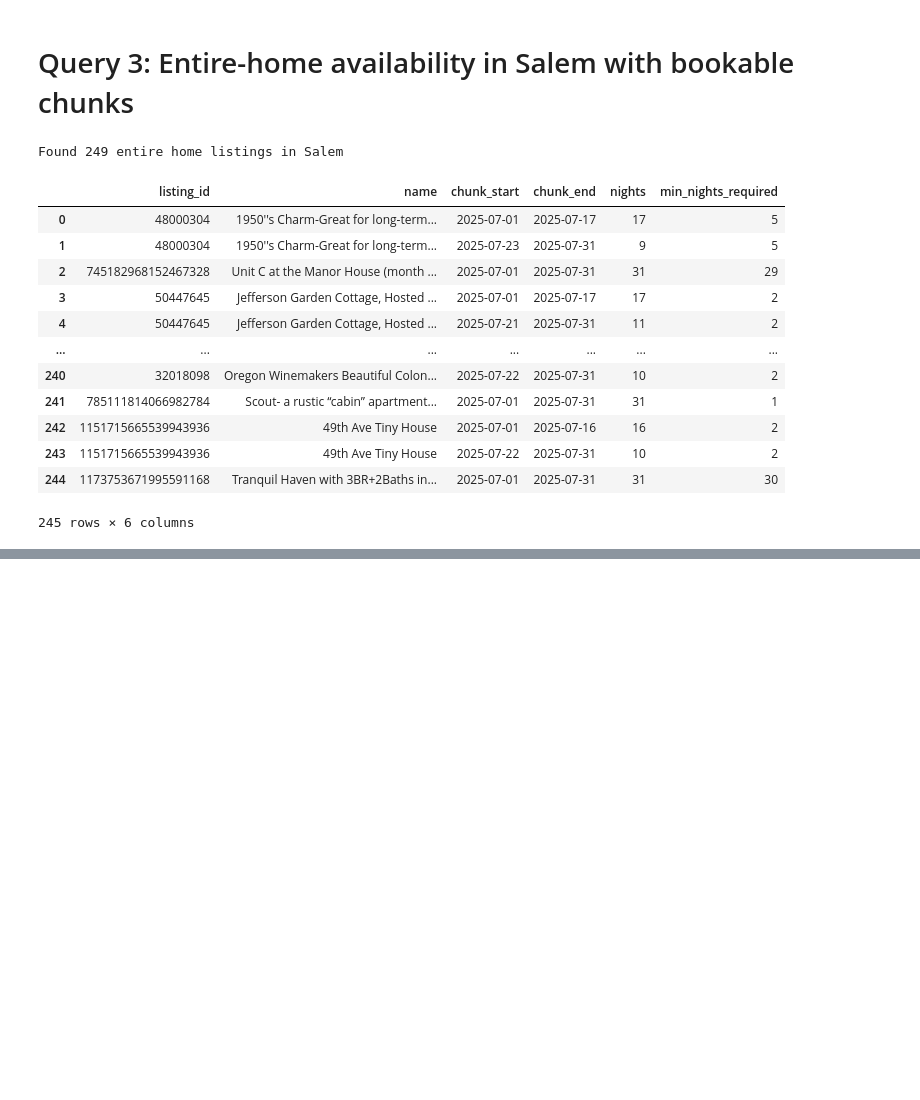
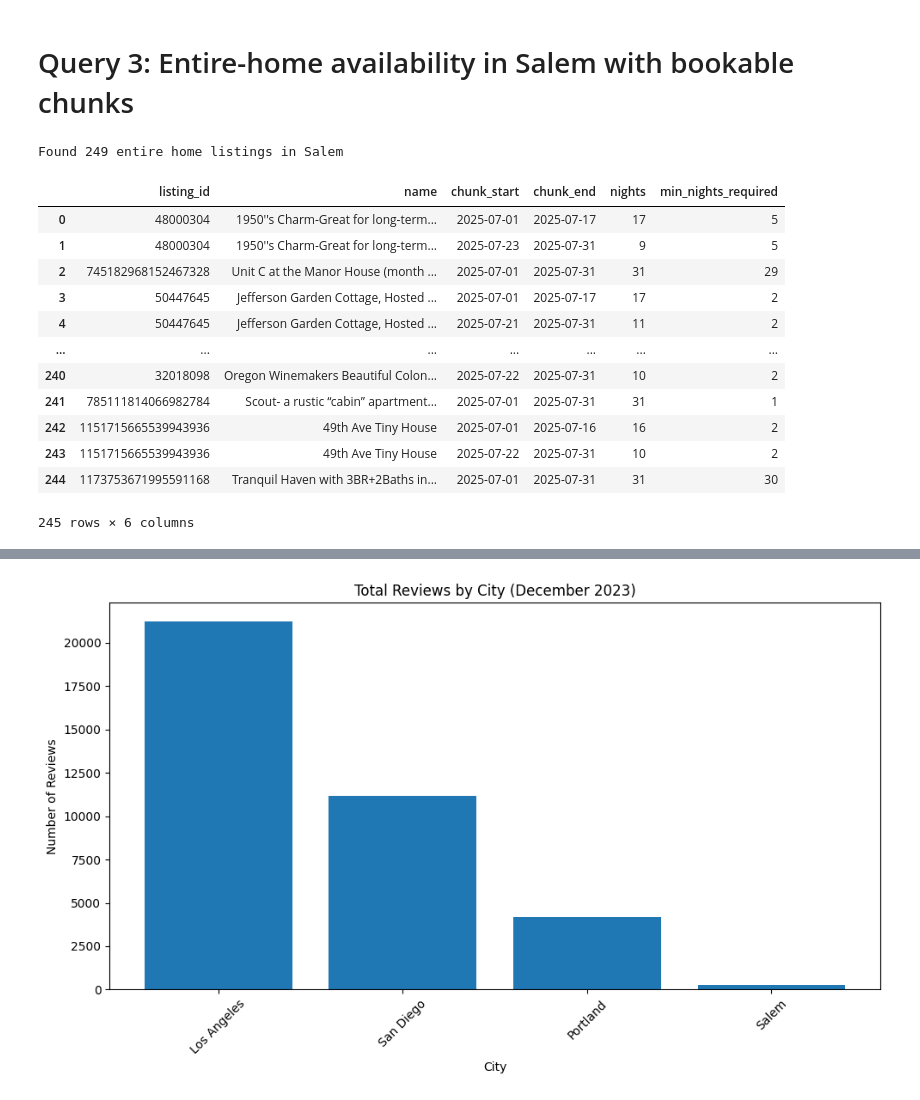
Before and after one commit to tanishq3illinois/Airbnb-Data-Cassandra, a Jupyter notebook: src/queries.ipynb, the cells around one changed output, grey strips where cells are left out. Cells and saved outputs as stored; diff of their text form; code cells hidden in the pictures; blank space fills up the shorter version.

```diff
--- a/src/queries.ipynb
+++ b/src/queries.ipynb
@@ -201,0 +274,80 @@ Found 249 entire home listings in Salem
+# %%
+# Define the cities we want to analyze
+target_cities = ["Portland", "Los Angeles", "Salem", "San Diego"]
+
+# Define the analysis month
+target_year = 2023
+target_month = 12
+start_date = f"{target_year}-{target_month:02d}-01"
+end_date = f"{target_year}-{target_month:02d}-31"
+
+# Dictionary to store review counts by city
+city_reviews = {city: 0 for city in target_cities}
+city_listings = {city: 0 for city in target_cities}
+
+# Step 1 & 3: Get all listings by city and count reviews for December
+for city in target_cities:
+    # Get all listings in this city
+    listings_query = "SELECT id FROM listings WHERE city = %s ALLOW FILTERING"
+    city_listings_result = session.execute(listings_query, (city,))
+    listing_ids = [row.id for row in city_listings_result]
+    city_listings[city] = len(listing_ids)
+    print(f"Found {len(listing_ids)} listings in {city}")
+
+    # Step 2: Fetch reviews for December for each listing
+    for listing_id in listing_ids:
+        reviews_query = "SELECT date, id FROM reviews WHERE listing_id = %s AND date >= %s AND date <= %s ALLOW FILTERING"
+        reviews_data = session.execute(reviews_query, (listing_id, start_date, end_date))
+
+        # Count reviews for this listing
+        review_count = len([row for row in reviews_data])
+        city_reviews[city] += review_count
+
+# Calculate average reviews per listing
+avg_reviews_per_listing = {}
+for city in target_cities:
+    if city_listings[city] > 0:
+        avg_reviews_per_listing[city] = city_reviews[city] / city_listings[city]
+    else:
+        avg_reviews_per_listing[city] = 0
+
+# Convert to dataframe for display
+trend_data = []
+for city in target_cities:
+    trend_data.append({
+        'City': city,
+        'Total Listings': city_listings[city],
+        'Total Reviews (Dec 2023)': city_reviews[city],
+        'Average Reviews per Listing': round(avg_reviews_per_listing[city], 2)
+    })
+
+trend_df = pd.DataFrame(trend_data)
+# Sort by total reviews (descending)
+trend_df = trend_df.sort_values(by='Total Reviews (Dec 2023)', ascending=False)
+display(trend_df)
+
+# Optional: Create a simple bar chart to visualize the trend
+try:
+    import matplotlib.pyplot as plt
+
+    plt.figure(figsize=(10, 6))
+    plt.bar(trend_df['City'], trend_df['Total Reviews (Dec 2023)'])
+    plt.title('Total Reviews by City (December 2023)')
+    plt.ylabel('Number of Reviews')
+    plt.xlabel('City')
+    plt.xticks(rotation=45)
+    plt.tight_layout()
+    plt.show()
+
+    # Second chart for average reviews per listing
+    plt.figure(figsize=(10, 6))
+    plt.bar(trend_df['City'], trend_df['Average Reviews per Listing'])
+    plt.title('Average Reviews per Listing by City (December 2023)')
+    plt.ylabel('Average Reviews per Listing')
+    plt.xlabel('City')
+    plt.xticks(rotation=45)
+    plt.tight_layout()
+    plt.show()
+except ImportError:
+    print("Matplotlib not installed. Skipping chart visualization.")
+# %% [output]
@@ -201,0 +366 @@ Found 249 entire home listings in Salem
+[figure, added]
```
Also changed, not shown: parts of 6 cells of this notebook, 3 other files.
